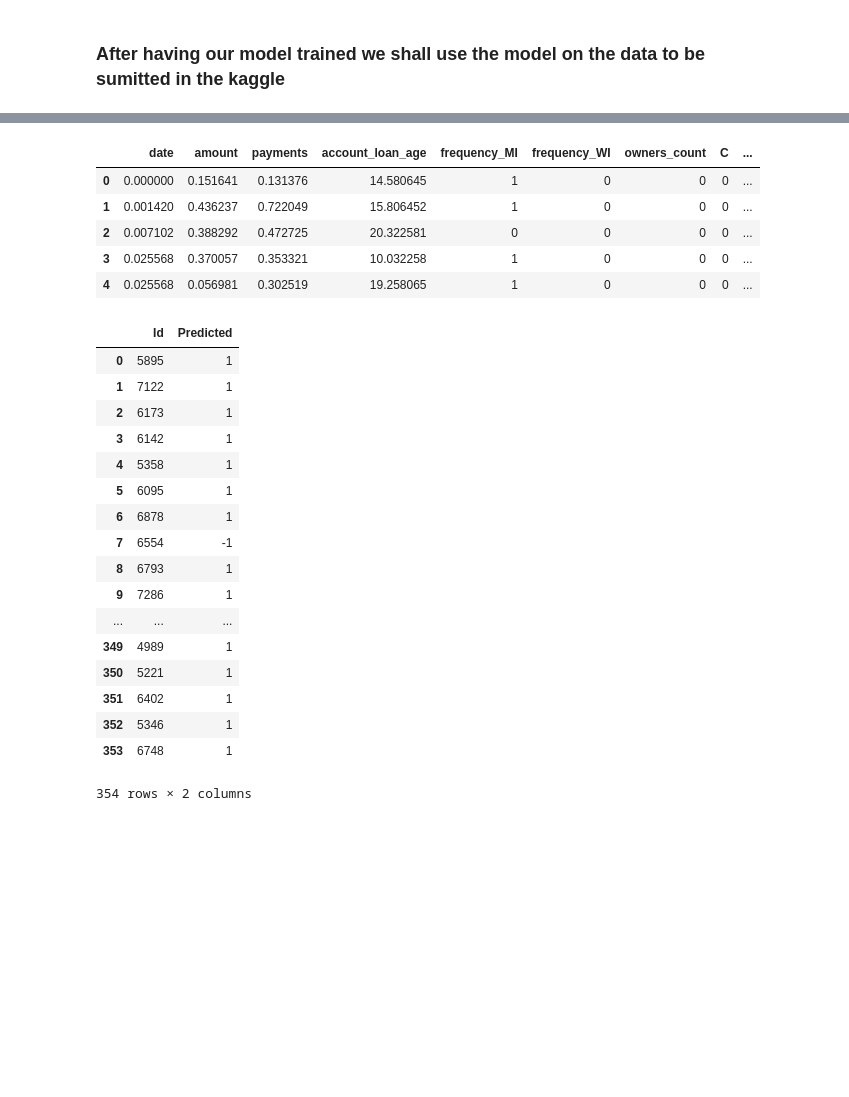
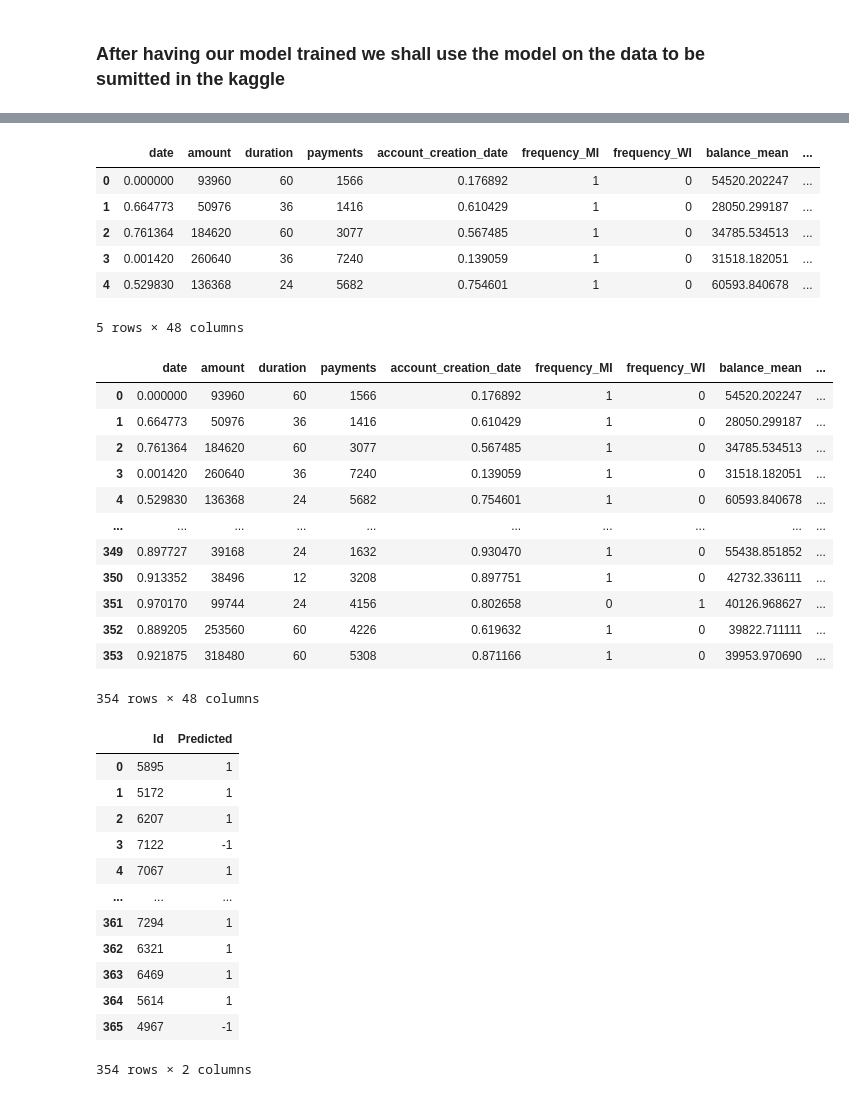
Before and after one commit to bluediberry/ECAC, a Jupyter notebook: prediction.ipynb, the cells around one changed output, grey strips where cells are left out. Cells and saved outputs as stored; diff of their text form; code cells hidden in the pictures; blank space fills up the shorter version.

```diff
--- a/prediction.ipynb
+++ b/prediction.ipynb
@@ -82,8 +80,7 @@ X = dataset.iloc[:, 0:STATUS_COL]
 y = dataset.iloc[:, [STATUS_COL]]
 # %%
 # Cross validation settings
-f1_scores = []
-accuracies = []
+auc_scores = []
 confusion_matrixes = []
 cv = KFold(n_splits=K_FOLD_NUM_SPLITS, random_state=SEED, shuffle=False)
 
@@ -101,8 +98,9 @@ for train_index, test_index in cv.split(X):
 
     # Testing & Measuring accuracy
     y_pred = classifier.predict(X_test)
-    f1_scores.append(metrics.f1_score(y_test, y_pred))
-    accuracies.append(metrics.accuracy_score(y_test, y_pred))
+
+    fpr, tpr, _ = metrics.roc_curve(y_test, y_pred)
+    auc_scores.append(metrics.auc(fpr, tpr))
     confusion_matrixes.append(metrics.confusion_matrix(y_test, y_pred).ravel())
 # %%
 # Printing the obtained results
@@ -134,7 +132,7 @@ Actual YES      4               56
 # %% [markdown]
 ### After having our model trained we shall use the model on the data to be sumitted in the kaggle
 # %%
-test_dataset =  utils.read_csv_to_df('test_dataset/test_dataset.csv')
-ids = utils.read_csv_to_df('ficheiros_competicao/loan_test.csv', delimiter=';')
+test_dataset =  utils.read_csv_to_df('dataset/test_dataset.csv')
+ids = utils.read_csv_to_df('dataset/ids.csv')
 display(test_dataset.head())
 # %% [output]
@@ -149,37 +148,53 @@ display(test_dataset.head())
 test_dataset = test_dataset.iloc[:, 0:STATUS_COL]
 display(test_dataset.head())
 # %% [output]
-|  | date | amount | payments | account_loan_age | frequency_MI | frequency_WI | owners_count | C | ... |
-| 0 | 0.000000 | 0.151641 | 0.131376 | 14.580645 | 1 | 0 | 0 | 0 | ... |
-| 1 | 0.001420 | 0.436237 | 0.722049 | 15.806452 | 1 | 0 | 0 | 0 | ... |
-| 2 | 0.007102 | 0.388292 | 0.472725 | 20.322581 | 0 | 0 | 0 | 0 | ... |
-| 3 | 0.025568 | 0.370057 | 0.353321 | 10.032258 | 1 | 0 | 0 | 0 | ... |
-| 4 | 0.025568 | 0.056981 | 0.302519 | 19.258065 | 1 | 0 | 0 | 0 | ... |
+|  | date | amount | duration | payments | account_creation_date | frequency_MI | frequency_WI | balance_mean | ... |
+| 0 | 0.000000 | 93960 | 60 | 1566 | 0.176892 | 1 | 0 | 54520.202247 | ... |
+| 1 | 0.664773 | 50976 | 36 | 1416 | 0.610429 | 1 | 0 | 28050.299187 | ... |
+| 2 | 0.761364 | 184620 | 60 | 3077 | 0.567485 | 1 | 0 | 34785.534513 | ... |
+| 3 | 0.001420 | 260640 | 36 | 7240 | 0.139059 | 1 | 0 | 31518.182051 | ... |
+| 4 | 0.529830 | 136368 | 24 | 5682 | 0.754601 | 1 | 0 | 60593.840678 | ... |
+5 rows × 48 columns
 # %%
 # Using the model to get the 'status' predictions
-predictions_df = pd.DataFrame({'Id': ids['loan_id'].array,
-                            'Predicted': classifier.predict(test_dataset)})
+display(test_dataset)
+predictions_df = test_dataset.copy()
+predictions_df['Predicted'] = classifier.predict(test_dataset)
+predictions_df = ids.merge(predictions_df, on=['date', 'amount'])
+predictions_df = predictions_df[['loan_id', 'Predicted']]\
+                    .rename(columns={
+                        'loan_id': 'Id'
+                    })\
+                    .drop_duplicates()
 
 display(predictions_df)
 # %% [output]
-|  | Id | Predicted |
-| 0 | 5895 | 1 |
-| 1 | 7122 | 1 |
-| 2 | 6173 | 1 |
-| 3 | 6142 | 1 |
-| 4 | 5358 | 1 |
-| 5 | 6095 | 1 |
-| 6 | 6878 | 1 |
-| 7 | 6554 | -1 |
-| 8 | 6793 | 1 |
-| 9 | 7286 | 1 |
-| ... | ... | ... |
-| 349 | 4989 | 1 |
-| 350 | 5221 | 1 |
-| 351 | 6402 | 1 |
-| 352 | 5346 | 1 |
-| 353 | 6748 | 1 |
+|  | date | amount | duration | payments | account_creation_date | frequency_MI | frequency_WI | balance_mean | ... |
+| 0 | 0.000000 | 93960 | 60 | 1566 | 0.176892 | 1 | 0 | 54520.202247 | ... |
+| 1 | 0.664773 | 50976 | 36 | 1416 | 0.610429 | 1 | 0 | 28050.299187 | ... |
+| 2 | 0.761364 | 184620 | 60 | 3077 | 0.567485 | 1 | 0 | 34785.534513 | ... |
+| 3 | 0.001420 | 260640 | 36 | 7240 | 0.139059 | 1 | 0 | 31518.182051 | ... |
+| 4 | 0.529830 | 136368 | 24 | 5682 | 0.754601 | 1 | 0 | 60593.840678 | ... |
+| ... | ... | ... | ... | ... | ... | ... | ... | ... | ... |
+| 349 | 0.897727 | 39168 | 24 | 1632 | 0.930470 | 1 | 0 | 55438.851852 | ... |
+| 350 | 0.913352 | 38496 | 12 | 3208 | 0.897751 | 1 | 0 | 42732.336111 | ... |
+| 351 | 0.970170 | 99744 | 24 | 4156 | 0.802658 | 0 | 1 | 40126.968627 | ... |
+| 352 | 0.889205 | 253560 | 60 | 4226 | 0.619632 | 1 | 0 | 39822.711111 | ... |
+| 353 | 0.921875 | 318480 | 60 | 5308 | 0.871166 | 1 | 0 | 39953.970690 | ... |
-354 rows × 2 columns
+354 rows × 48 columns
+|  | Id | Predicted |
+| 0 | 5895 | 1 |
+| 1 | 5172 | 1 |
+| 2 | 6207 | 1 |
+| 3 | 7122 | -1 |
+| 4 | 7067 | 1 |
+| ... | ... | ... |
+| 361 | 7294 | 1 |
+| 362 | 6321 | 1 |
+| 363 | 6469 | 1 |
+| 364 | 5614 | 1 |
+| 365 | 4967 | -1 |
+354 rows × 2 columns
 # %%
 # Outputting predictions to .csv
 # CHANGE FILE NAME TO PRESERVE DIFFERENT INSTANCES
```
Also changed, not shown: parts of 6 cells of this notebook, 4 other files.
